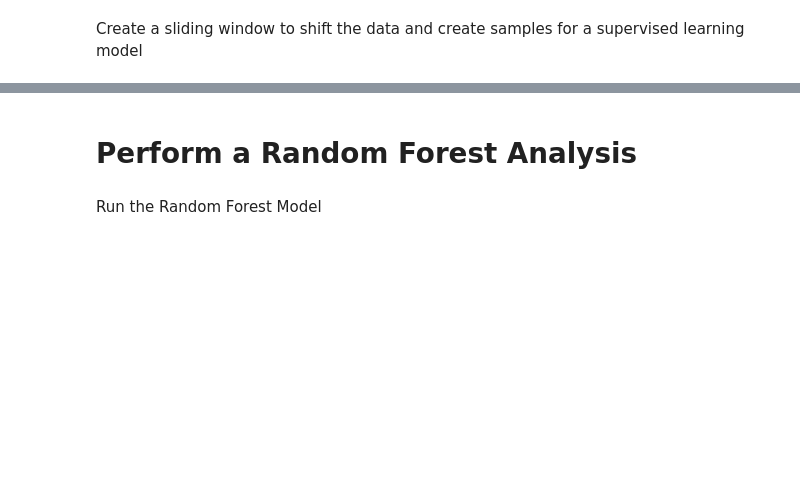
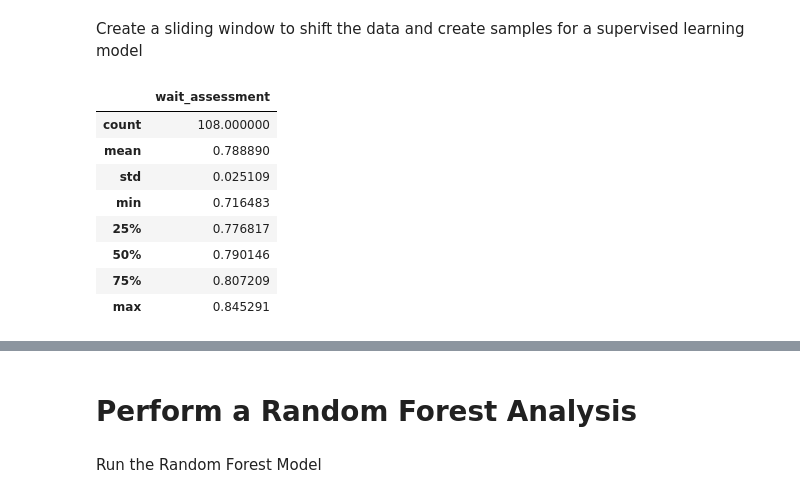
Before and after one commit to paulr28/Msc_Capstone, a Jupyter notebook: Data_Collection.ipynb, the cells around one changed output, grey strips where cells are left out. Saved outputs shown, nothing was run; the diff lists cells and outputs as text; code cells hidden in the pictures; blank space fills up the shorter version.

```diff
--- a/Data_Collection.ipynb
+++ b/Data_Collection.ipynb
@@ -1973,6 +1860,18 @@ features3 = features2
 # %%
 # drop all columns except for wait_assessment
 features4 = features3.drop(columns=["average_percipitation", "avg_temp", "vehicle_count_automated_traffic_volume_counts", "vc_rating", "ap_rating", "at_rating", "Year", "Month", "Elapsed", "Is_quarter_start", "Is_year_start"])
+# %%
+features4.describe(include="all")
+# %% [output]
+|  | wait_assessment |
+| count | 108.000000 |
+| mean | 0.788890 |
+| std | 0.025109 |
+| min | 0.716483 |
+| 25% | 0.776817 |
+| 50% | 0.790146 |
+| 75% | 0.807209 |
+| max | 0.845291 |
 # %%
 # turn the values from features4 into an array
 features_array = features4.values
```
Also changed, not shown: parts of 57 cells of this notebook.
